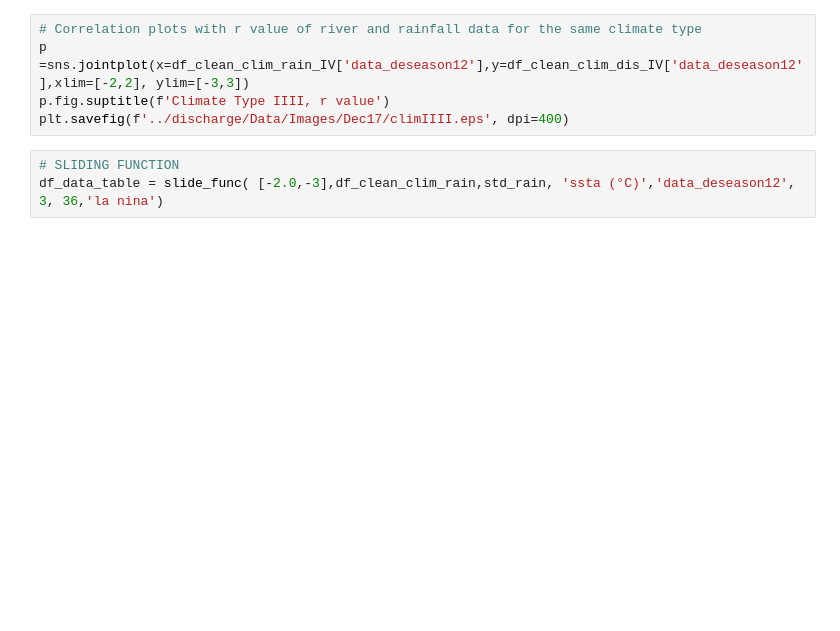
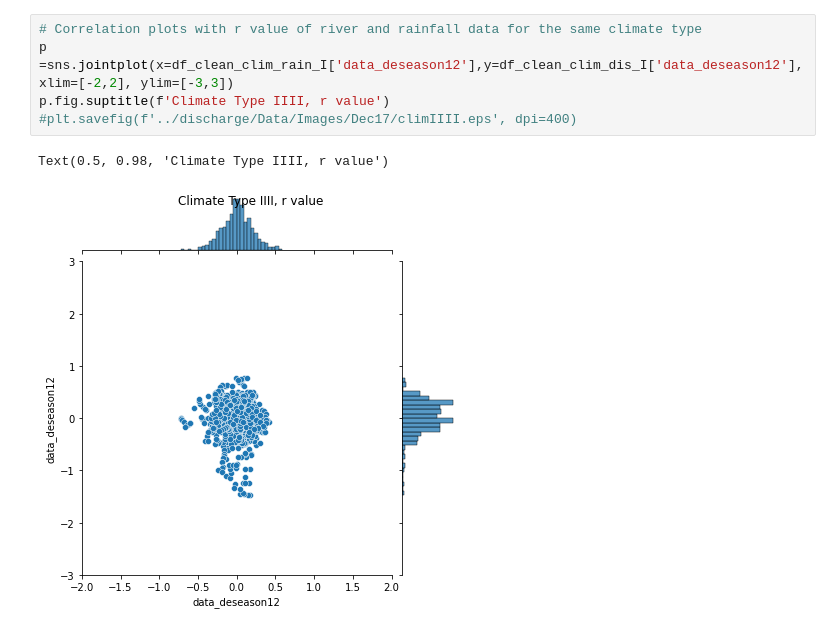
Before and after one commit to nsekhon91/discharge, a Jupyter notebook: ENSO.ipynb, the cells around one changed output. Drawn from its saved outputs; the diff is of its cells as text; blank space fills up the shorter version.

```diff
--- a/ENSO.ipynb
+++ b/ENSO.ipynb
@@ -803,8 +314,8 @@ slope: [-0.11283986]
 # %%
 # Correlation plots with r value of river and rainfall data for the same climate type
-p =sns.jointplot(x=df_clean_clim_rain_IV['data_deseason12'],y=df_clean_clim_dis_IV['data_deseason12'],xlim=[-2,2], ylim=[-3,3])
+p =sns.jointplot(x=df_clean_clim_rain_I['data_deseason12'],y=df_clean_clim_dis_I['data_deseason12'],xlim=[-2,2], ylim=[-3,3])
 p.fig.suptitle(f'Climate Type IIII, r value')
-plt.savefig(f'../discharge/Data/Images/Dec17/climIIII.eps', dpi=400)
+#plt.savefig(f'../discharge/Data/Images/Dec17/climIIII.eps', dpi=400)
+# %% [output]
+Text(0.5, 0.98, 'Climate Type IIII, r value')
+[figure, added]
-# %%
-# SLIDING FUNCTION
-df_data_table = slide_func( [-2.0,-3],df_clean_clim_rain,std_rain, 'ssta (°C)','data_deseason12', 3, 36,'la nina')
```
Also changed, not shown: parts of 23 cells of this notebook.
